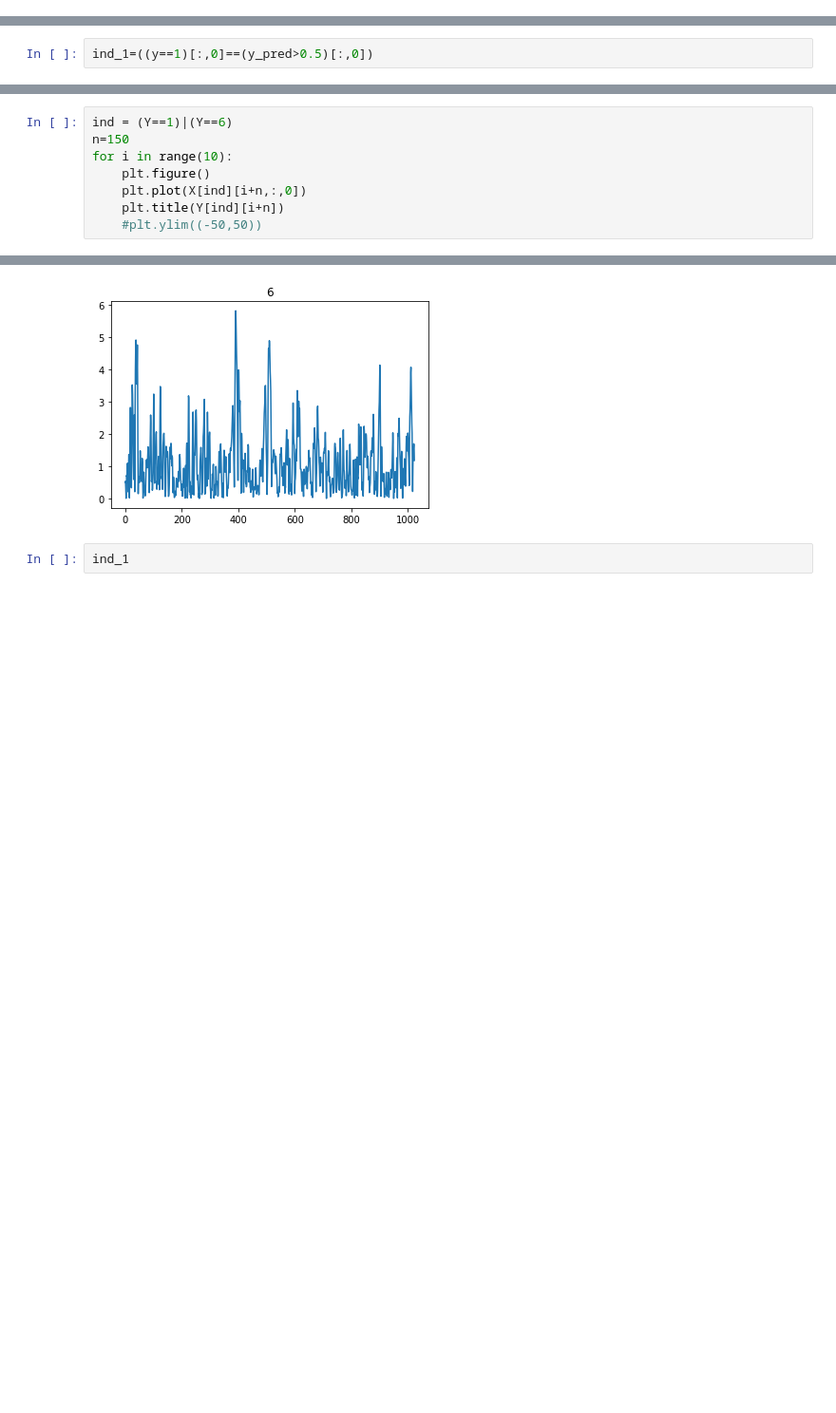
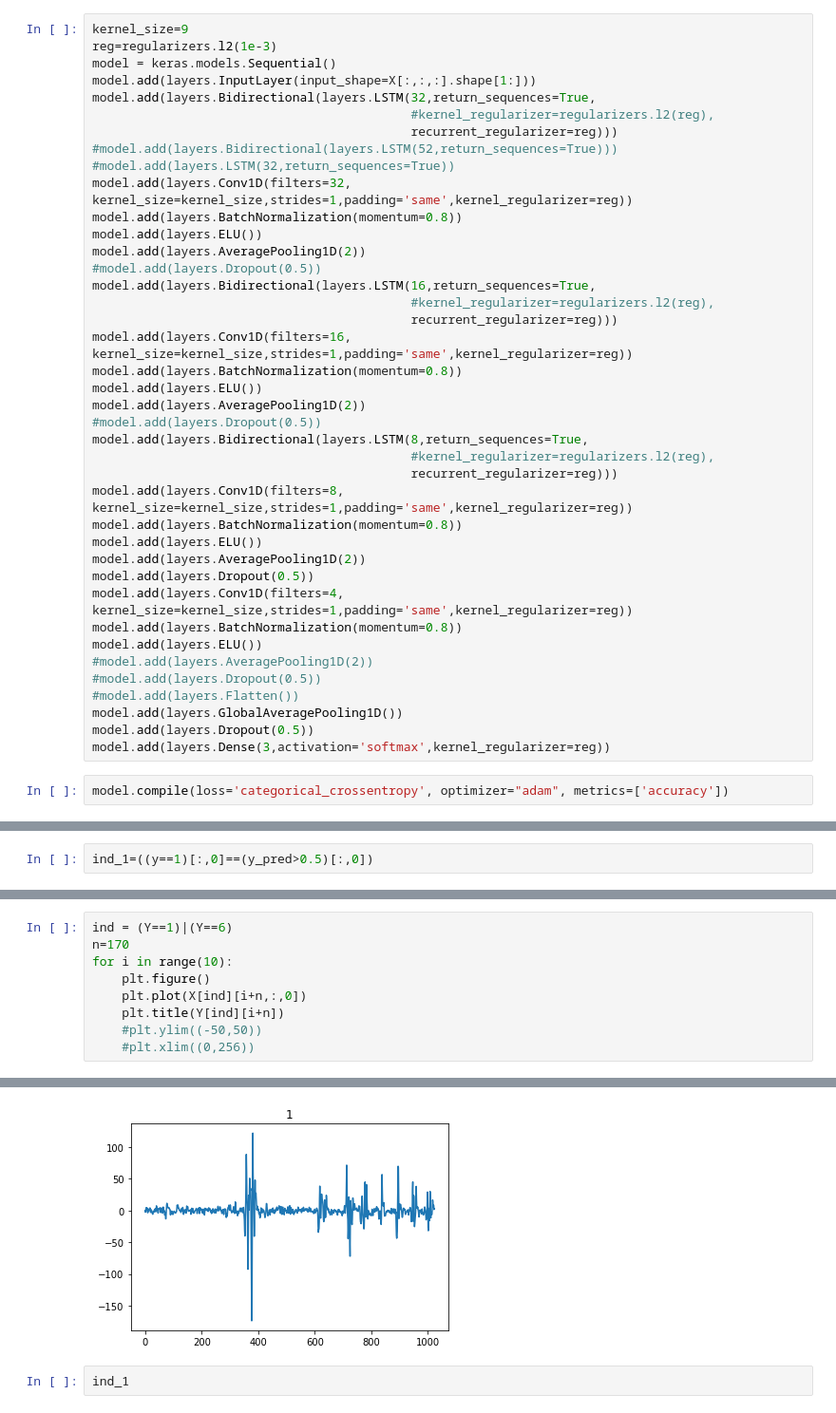
Before and after one commit to wuwenbo718/Master-Thesis, a Jupyter notebook: cnn1d.ipynb, the cells around one changed output, grey strips where cells are left out. Shown at 95% size. Saved outputs shown, nothing was run; the diff lists cells and outputs as text; blank space fills up the shorter version.

```diff
--- a/cnn1d.ipynb
+++ b/cnn1d.ipynb
@@ -1009,3 +1718,45 @@ _________________________________________________________________
+# %%
+kernel_size=9
+reg=regularizers.l2(1e-3)
+model = keras.models.Sequential()
+model.add(layers.InputLayer(input_shape=X[:,:,:].shape[1:]))
+model.add(layers.Bidirectional(layers.LSTM(32,return_sequences=True,
+                                           #kernel_regularizer=regularizers.l2(reg),
+                                           recurrent_regularizer=reg)))
+#model.add(layers.Bidirectional(layers.LSTM(52,return_sequences=True)))
+#model.add(layers.LSTM(32,return_sequences=True))
+model.add(layers.Conv1D(filters=32, kernel_size=kernel_size,strides=1,padding='same',kernel_regularizer=reg))
+model.add(layers.BatchNormalization(momentum=0.8))
+model.add(layers.ELU())
+model.add(layers.AveragePooling1D(2))
+#model.add(layers.Dropout(0.5))
+model.add(layers.Bidirectional(layers.LSTM(16,return_sequences=True,
+                                           #kernel_regularizer=regularizers.l2(reg),
+                                           recurrent_regularizer=reg)))
+model.add(layers.Conv1D(filters=16, kernel_size=kernel_size,strides=1,padding='same',kernel_regularizer=reg))
+model.add(layers.BatchNormalization(momentum=0.8))
+model.add(layers.ELU())
+model.add(layers.AveragePooling1D(2))
+#model.add(layers.Dropout(0.5))
+model.add(layers.Bidirectional(layers.LSTM(8,return_sequences=True,
+                                           #kernel_regularizer=regularizers.l2(reg),
+                                           recurrent_regularizer=reg)))
+model.add(layers.Conv1D(filters=8, kernel_size=kernel_size,strides=1,padding='same',kernel_regularizer=reg))
+model.add(layers.BatchNormalization(momentum=0.8))
+model.add(layers.ELU())
+model.add(layers.AveragePooling1D(2))
+model.add(layers.Dropout(0.5))
+model.add(layers.Conv1D(filters=4, kernel_size=kernel_size,strides=1,padding='same',kernel_regularizer=reg))
+model.add(layers.BatchNormalization(momentum=0.8))
+model.add(layers.ELU())
+#model.add(layers.AveragePooling1D(2))
+#model.add(layers.Dropout(0.5))
+#model.add(layers.Flatten())
+model.add(layers.GlobalAveragePooling1D())
+model.add(layers.Dropout(0.5))
+model.add(layers.Dense(3,activation='softmax',kernel_regularizer=reg))
+# %%
+model.compile(loss='categorical_crossentropy', optimizer="adam", metrics=['accuracy'])
 # %%
 start = time.time()
 train_model(model,X[:,:,:],Y,False)
@@ -1069,9 +1802,10 @@ ind_1=((y==1)[:,0]==(y_pred>0.5)[:,0])
 # %%
 ind = (Y==1)|(Y==6)
-n=150
+n=170
 for i in range(10):
     plt.figure()
     plt.plot(X[ind][i+n,:,0])
     plt.title(Y[ind][i+n])
     #plt.ylim((-50,50))
+    #plt.xlim((0,256))
 # %% [output]
@@ -1087,4 +1821,4 @@ for i in range(10):
-[figure, old version]
+[figure, new version]
 # %%
 ind_1
 # %% [output]
```
Also changed, not shown: parts of 38 cells of this notebook, 19 other files.
